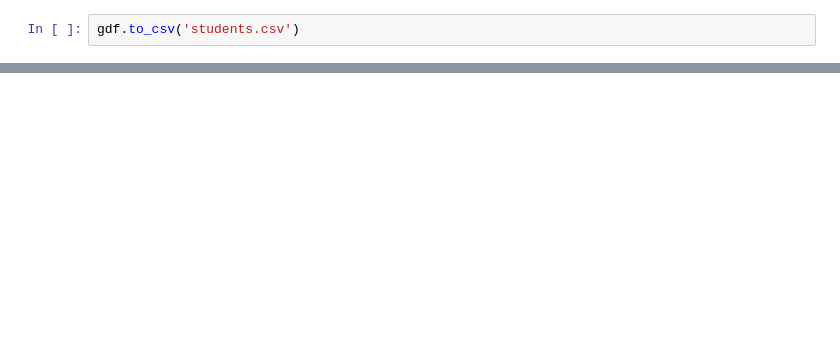
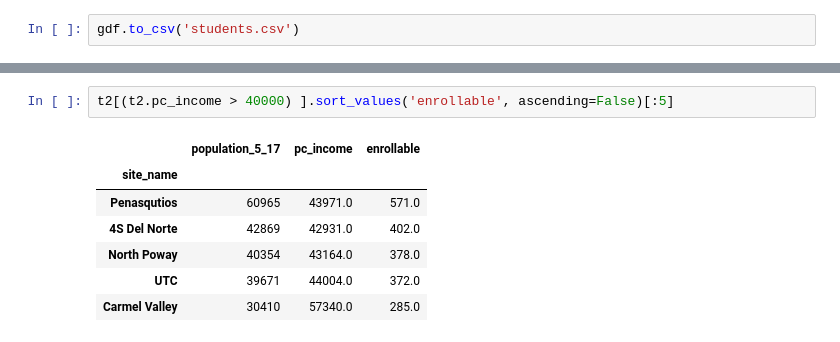
Before and after one commit to sandiegodata-projects/planning-database, a Jupyter notebook: datasets/sandiegodata.org-private_school/notebooks/Analysis.ipynb, the cells around one changed output, grey strips where cells are left out. Drawn from its saved outputs; the diff is of its cells as text; blank space fills up the shorter version.

```diff
--- a/datasets/sandiegodata.org-private_school/notebooks/Analysis.ipynb
+++ b/datasets/sandiegodata.org-private_school/notebooks/Analysis.ipynb
@@ -70,0 +122,10 @@ gdf.to_csv('students.csv')
+# %%
+t2[(t2.pc_income > 40000) ].sort_values('enrollable', ascending=False)[:5]
+# %% [output]
+|  | population_5_17 | pc_income | enrollable |
+| site_name |  |  |  |
+| Penasqutios | 60965 | 43971.0 | 571.0 |
+| 4S Del Norte | 42869 | 42931.0 | 402.0 |
+| North Poway | 40354 | 43164.0 | 378.0 |
+| UTC | 39671 | 44004.0 | 372.0 |
+| Carmel Valley | 30410 | 57340.0 | 285.0 |
```
Also changed, not shown: parts of 9 cells of this notebook, 4 other files.
